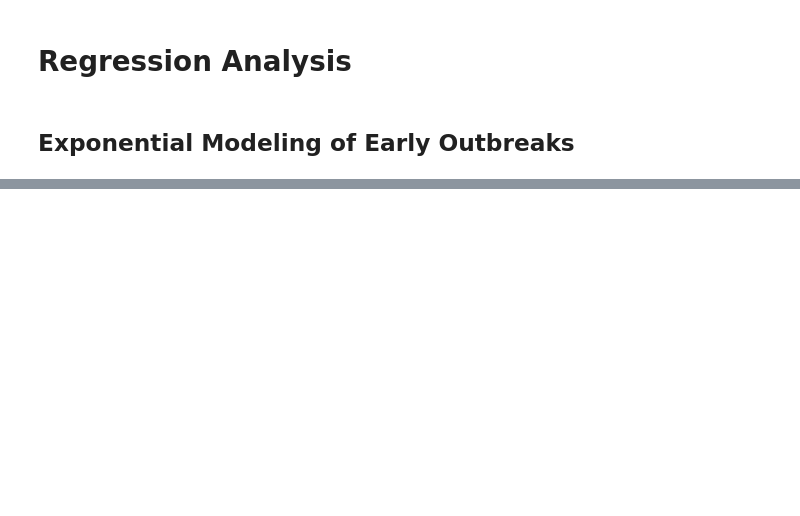
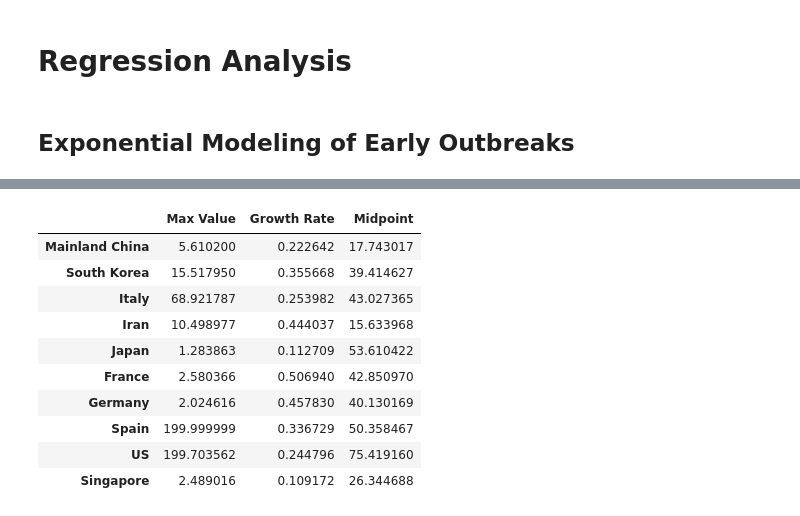
Before and after one commit to jpoles1/open_covid19, a Jupyter notebook: COVID-19.ipynb, the cells around one changed output, grey strips where cells are left out. Saved outputs shown, nothing was run; the diff lists cells and outputs as text; code cells hidden in the pictures; blank space fills up the shorter version.

Commit message:
Polished logistic regressions

```diff
--- a/COVID-19.ipynb
+++ b/COVID-19.ipynb
@@ -145,13 +145,13 @@ for c in list(confirmed.T.sum().sort_values(ascending=False).head(10).index):
 
 <img src="http://andymath.com/wp-content/uploads/2019/08/Logistic-Function.jpg" width="240px" style="float: left">
 # %%
-def logit_reg(country_name: str):
-    def logit_fn(x, a, b, c):
+def logist_reg(country_name: str):
+    def logist_fn(x, a, b, c):
         return a / (1 + np.exp(-b*(x-c)))
     reg_data = 100000 * confirmed_by_days(country_name) / current_pop(country_name)
     try:
-        popt, pcov = curve_fit(logit_fn, reg_data.index.values, reg_data.values, bounds=(0, [1000, 5, 50]))
-        pred_data = logit_fn(range(len(reg_data.index) + 5), *popt)
+        popt, pcov = curve_fit(logist_fn, reg_data.index.values, reg_data.values, bounds=(0, [200, 1, 100]))
+        pred_data = logist_fn(range(len(reg_data.index) + 5), *popt)
         formula_str = "%0.2f / (1 + exp(-%0.2f(x-%0.2f)))" % (popt[0], popt[1], popt[2])
         pd.DataFrame([pred_data, reg_data], index=[formula_str, "Actual"]).T.iplot(
             title="Forecasting COVID-19 Confirmed Cases: " + country_name,
@@ -159,10 +159,14 @@ def logit_reg(country_name: str):
             yTitle="# of confirmed cases per 100,000 people",
             legend="bottom"
         )
+        return popt
     except RuntimeError:
         print("Failed to generate adequate regression for: " + country_name)
-for c in list(confirmed.T.sum().sort_values(ascending=False).head(10).index):
-    logit_reg(c)
+        return [None, None, None]
+country_logist_params = []
+country_list = list(confirmed.T.sum().sort_values(ascending=False).head(10).index)
+for c in country_list:
+    country_logist_params.append(logist_reg(c))
 # %% [output]
 [interactive output not drawn]
 [interactive output not drawn]
@@ -174,3 +178,17 @@ for c in list(confirmed.T.sum().sort_values(ascending=False).head(10).index):
 [interactive output not drawn]
 [interactive output not drawn]
 [interactive output not drawn]
+# %%
+pd.DataFrame(country_logist_params, index=country_list, columns=["Max Value", "Growth Rate", "Midpoint"])
+# %% [output]
+|  | Max Value | Growth Rate | Midpoint |
+| Mainland China | 5.610200 | 0.222642 | 17.743017 |
+| South Korea | 15.517950 | 0.355668 | 39.414627 |
+| Italy | 68.921787 | 0.253982 | 43.027365 |
+| Iran | 10.498977 | 0.444037 | 15.633968 |
+| Japan | 1.283863 | 0.112709 | 53.610422 |
+| France | 2.580366 | 0.506940 | 42.850970 |
+| Germany | 2.024616 | 0.457830 | 40.130169 |
+| Spain | 199.999999 | 0.336729 | 50.358467 |
+| US | 199.703562 | 0.244796 | 75.419160 |
+| Singapore | 2.489016 | 0.109172 | 26.344688 |
```
Also changed, not shown: parts of 1 cell of this notebook.
